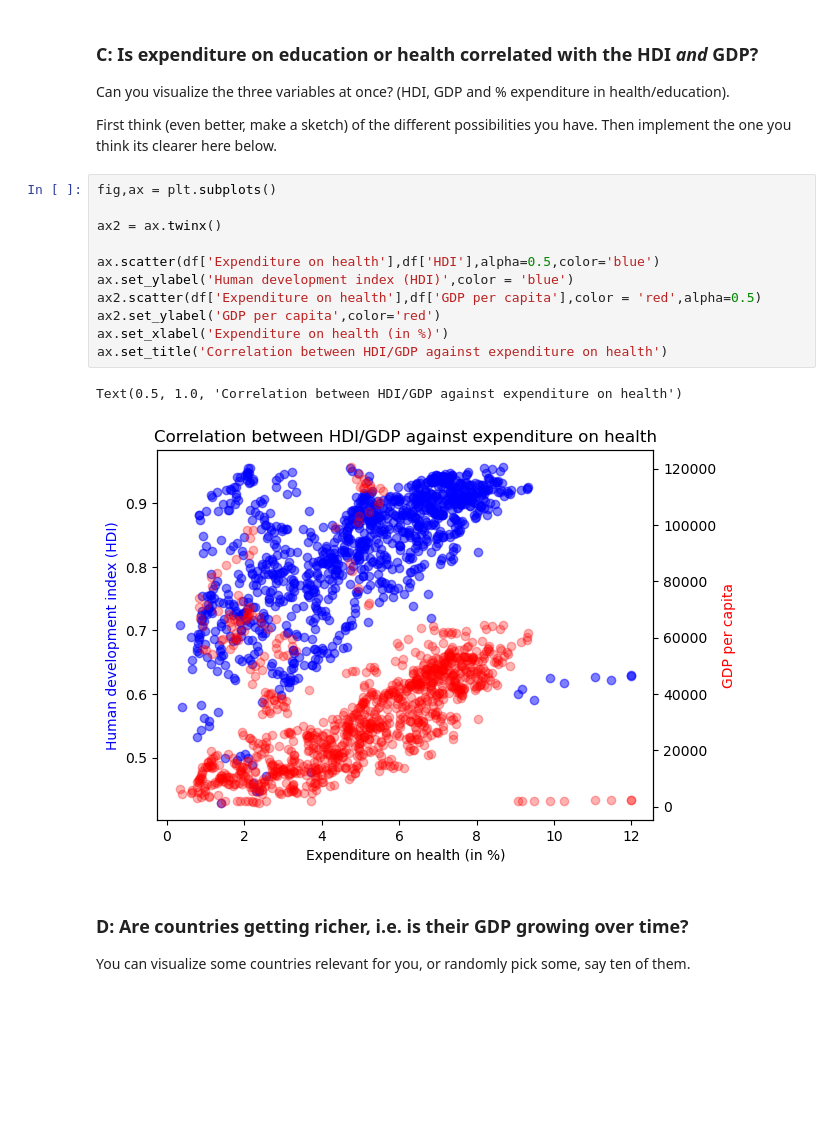
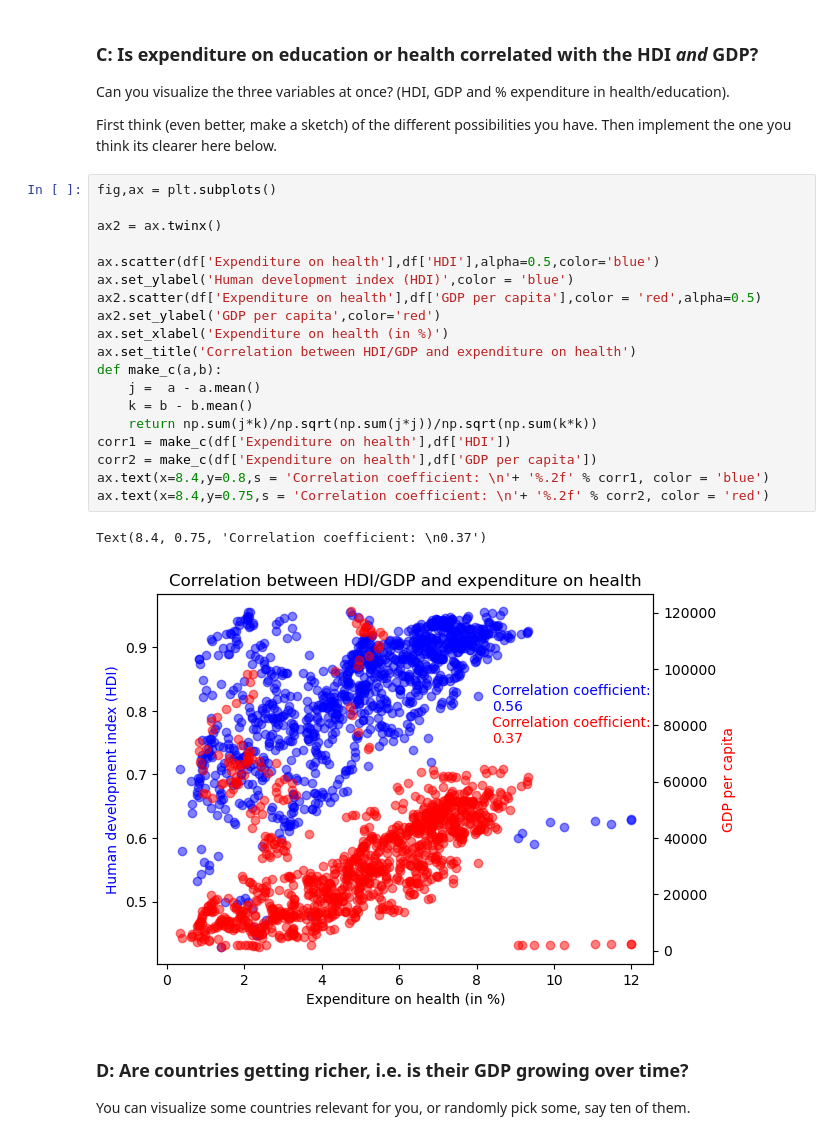
Before and after one commit to ASPP/2023-heraklion-dataviz, a Jupyter notebook: exercise-2.ipynb, the cells around one changed output. Cells and saved outputs as stored; diff of their text form; blank space fills up the shorter version.

Commit message:
added correlation coefficients

```diff
--- a/exercise-2.ipynb
+++ b/exercise-2.ipynb
@@ -93,17 +93,25 @@ First think (even better, make a sketch) of the different possibilities you have
 # %%
 fig,ax = plt.subplots()
 
 ax2 = ax.twinx()
 
 ax.scatter(df['Expenditure on health'],df['HDI'],alpha=0.5,color='blue')
 ax.set_ylabel('Human development index (HDI)',color = 'blue')
 ax2.scatter(df['Expenditure on health'],df['GDP per capita'],color = 'red',alpha=0.5)
 ax2.set_ylabel('GDP per capita',color='red')
 ax.set_xlabel('Expenditure on health (in %)')
-ax.set_title('Correlation between HDI/GDP against expenditure on health')
+ax.set_title('Correlation between HDI/GDP and expenditure on health')
+def make_c(a,b):
+    j =  a - a.mean()
+    k = b - b.mean()
+    return np.sum(j*k)/np.sqrt(np.sum(j*j))/np.sqrt(np.sum(k*k))
+corr1 = make_c(df['Expenditure on health'],df['HDI'])
+corr2 = make_c(df['Expenditure on health'],df['GDP per capita'])
+ax.text(x=8.4,y=0.8,s = 'Correlation coefficient: \n'+ '%.2f' % corr1, color = 'blue')
+ax.text(x=8.4,y=0.75,s = 'Correlation coefficient: \n'+ '%.2f' % corr2, color = 'red')
 # %% [output]
-Text(0.5, 1.0, 'Correlation between HDI/GDP against expenditure on health')
+Text(8.4, 0.75, 'Correlation coefficient: \n0.37')
-[figure, old version]
+[figure, new version]
 # %% [markdown]
 ### D: Are countries getting richer, i.e. is their GDP growing over time?
 
```
